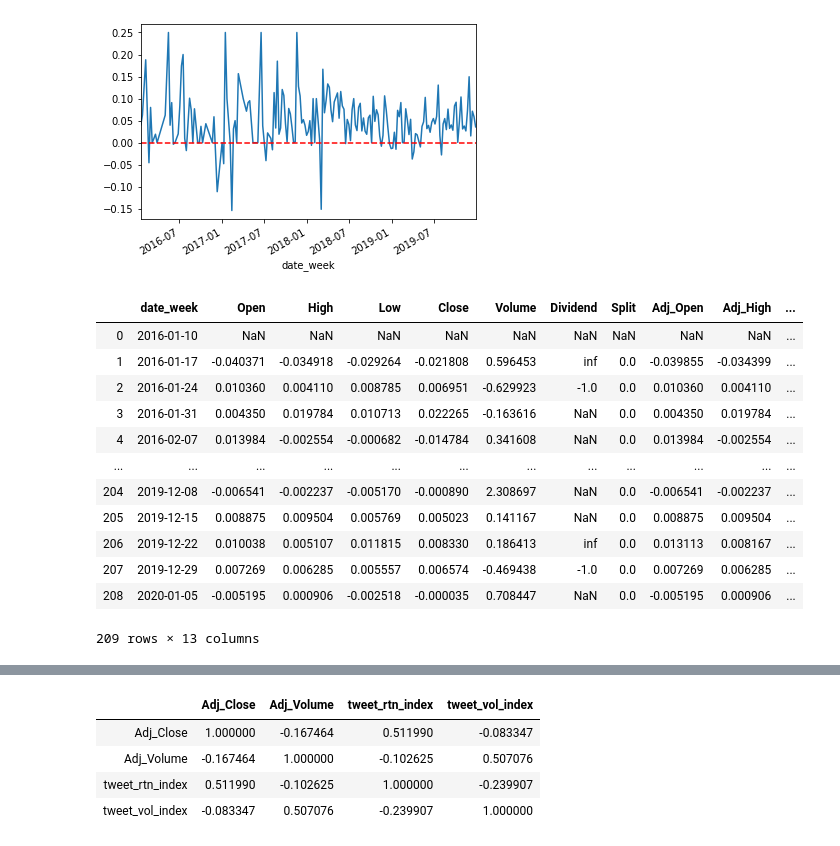
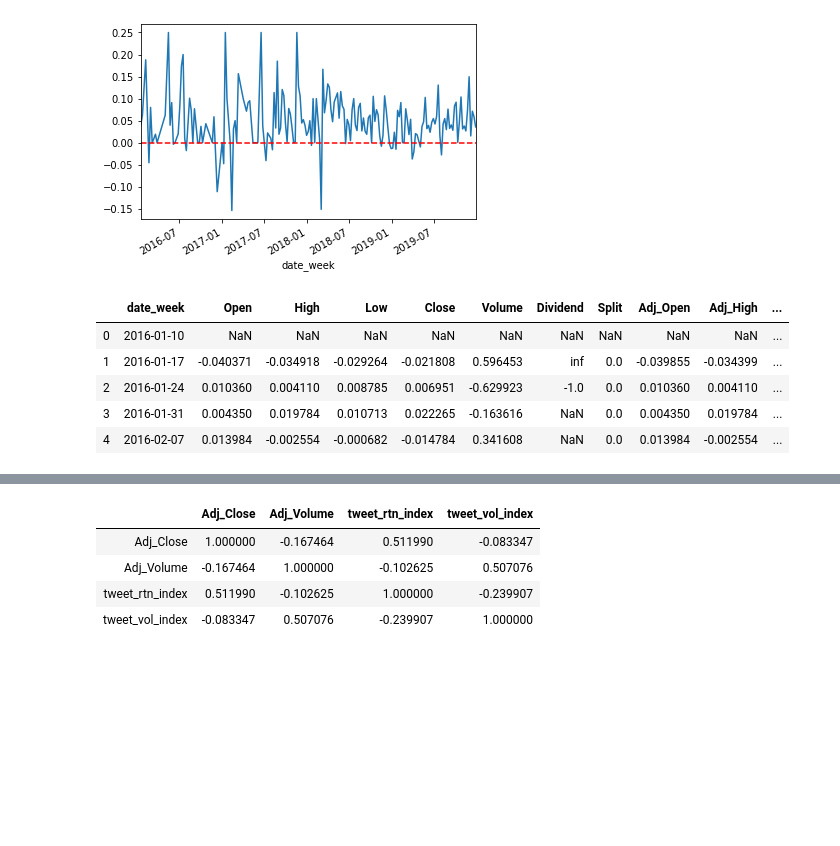
Before and after one commit to abdirahman2ali/Trading-strategy, a Jupyter notebook: Group Project Task 2.ipynb, the cells around one changed output, grey strips where cells are left out. Drawn from its saved outputs; the diff is of its cells as text; code cells hidden in the pictures; blank space fills up the shorter version.

```diff
--- a/Group Project Task 2.ipynb
+++ b/Group Project Task 2.ipynb
@@ -154,21 +138,15 @@ quandl.ApiConfig.api_key = 'xvincsYagVjR1qji2QMR'
 dj_rtn = quandl.get("EOD/DIA", collapse="weekly", start_date ="2016-01-01", end_date="2020-01-05").pct_change() #Data for the DJIA
 dj_price = quandl.get("EOD/DIA", collapse="weekly")
 # %%
+#Reset the index and rename the date column as date_week
 dj_rtn = dj_rtn.reset_index()
 dj_rtn = dj_rtn.rename(columns={'Date':'date_week'})
-dj_rtn
+dj_rtn.head()
 # %% [output]
 |  | date_week | Open | High | Low | Close | Volume | Dividend | Split | Adj_Open | Adj_High | ... |
 | 0 | 2016-01-10 | NaN | NaN | NaN | NaN | NaN | NaN | NaN | NaN | NaN | ... |
 | 1 | 2016-01-17 | -0.040371 | -0.034918 | -0.029264 | -0.021808 | 0.596453 | inf | 0.0 | -0.039855 | -0.034399 | ... |
 | 2 | 2016-01-24 | 0.010360 | 0.004110 | 0.008785 | 0.006951 | -0.629923 | -1.0 | 0.0 | 0.010360 | 0.004110 | ... |
 | 3 | 2016-01-31 | 0.004350 | 0.019784 | 0.010713 | 0.022265 | -0.163616 | NaN | 0.0 | 0.004350 | 0.019784 | ... |
 | 4 | 2016-02-07 | 0.013984 | -0.002554 | -0.000682 | -0.014784 | 0.341608 | NaN | 0.0 | 0.013984 | -0.002554 | ... |
-| ... | ... | ... | ... | ... | ... | ... | ... | ... | ... | ... | ... |
-| 204 | 2019-12-08 | -0.006541 | -0.002237 | -0.005170 | -0.000890 | 2.308697 | NaN | 0.0 | -0.006541 | -0.002237 | ... |
-| 205 | 2019-12-15 | 0.008875 | 0.009504 | 0.005769 | 0.005023 | 0.141167 | NaN | 0.0 | 0.008875 | 0.009504 | ... |
-| 206 | 2019-12-22 | 0.010038 | 0.005107 | 0.011815 | 0.008330 | 0.186413 | inf | 0.0 | 0.013113 | 0.008167 | ... |
-| 207 | 2019-12-29 | 0.007269 | 0.006285 | 0.005557 | 0.006574 | -0.469438 | -1.0 | 0.0 | 0.007269 | 0.006285 | ... |
-| 208 | 2020-01-05 | -0.005195 | 0.000906 | -0.002518 | -0.000035 | 0.708447 | NaN | 0.0 | -0.005195 | 0.000906 | ... |
-209 rows × 13 columns
 # %%
```
Also changed, not shown: parts of 28 cells of this notebook.
